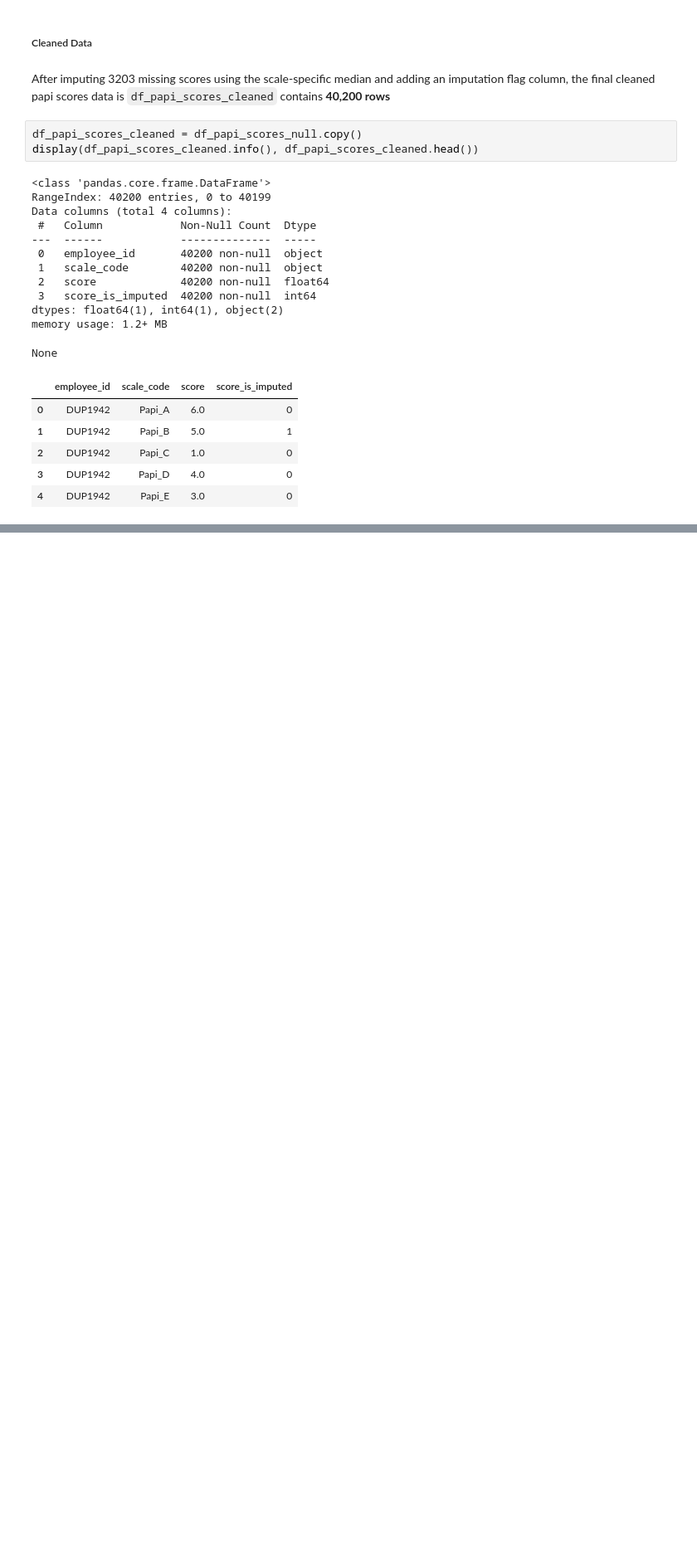
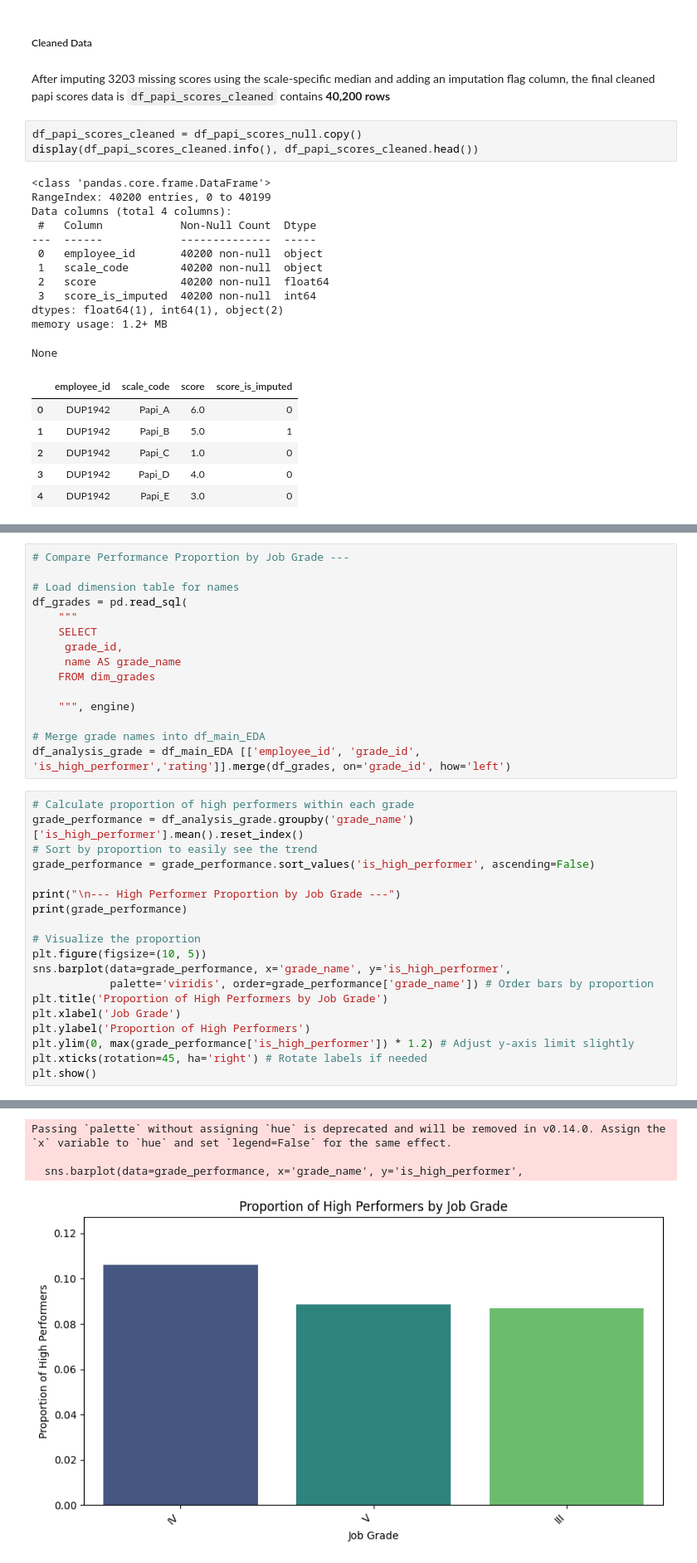
Before and after one commit to fbudimannn/talent-intelligence-system, a Jupyter notebook: 1_analysis/data_exploration.ipynb, the cells around one changed output, grey strips where cells are left out. Shown at 83% size. Cells and saved outputs as stored; diff of their text form; blank space fills up the shorter version.

```diff
--- a/1_analysis/data_exploration.ipynb
+++ b/1_analysis/data_exploration.ipynb
@@ -1588,0 +1712,35 @@ None
+# %%
+# Compare Performance Proportion by Job Grade ---
+
+# Load dimension table for names
+df_grades = pd.read_sql(
+    """
+    SELECT
+     grade_id,
+     name AS grade_name
+    FROM dim_grades
+
+    """, engine)
+
+# Merge grade names into df_main_EDA
+df_analysis_grade = df_main_EDA [['employee_id', 'grade_id', 'is_high_performer','rating']].merge(df_grades, on='grade_id', how='left')
+# %%
+# Calculate proportion of high performers within each grade
+grade_performance = df_analysis_grade.groupby('grade_name')['is_high_performer'].mean().reset_index()
+# Sort by proportion to easily see the trend
+grade_performance = grade_performance.sort_values('is_high_performer', ascending=False)
+
+print("\n--- High Performer Proportion by Job Grade ---")
+print(grade_performance)
+
+# Visualize the proportion
+plt.figure(figsize=(10, 5))
+sns.barplot(data=grade_performance, x='grade_name', y='is_high_performer',
+            palette='viridis', order=grade_performance['grade_name']) # Order bars by proportion
+plt.title('Proportion of High Performers by Job Grade')
+plt.xlabel('Job Grade')
+plt.ylabel('Proportion of High Performers')
+plt.ylim(0, max(grade_performance['is_high_performer']) * 1.2) # Adjust y-axis limit slightly
+plt.xticks(rotation=45, ha='right') # Rotate labels if needed
+plt.show()
+# %% [output]
@@ -1588,0 +1752,4 @@ None
+Passing `palette` without assigning `hue` is deprecated and will be removed in v0.14.0. Assign the `x` variable to `hue` and set `legend=False` for the same effect.
+
+  sns.barplot(data=grade_performance, x='grade_name', y='is_high_performer',
+[figure, added]
```
Also changed, not shown: parts of 18 cells of this notebook.
